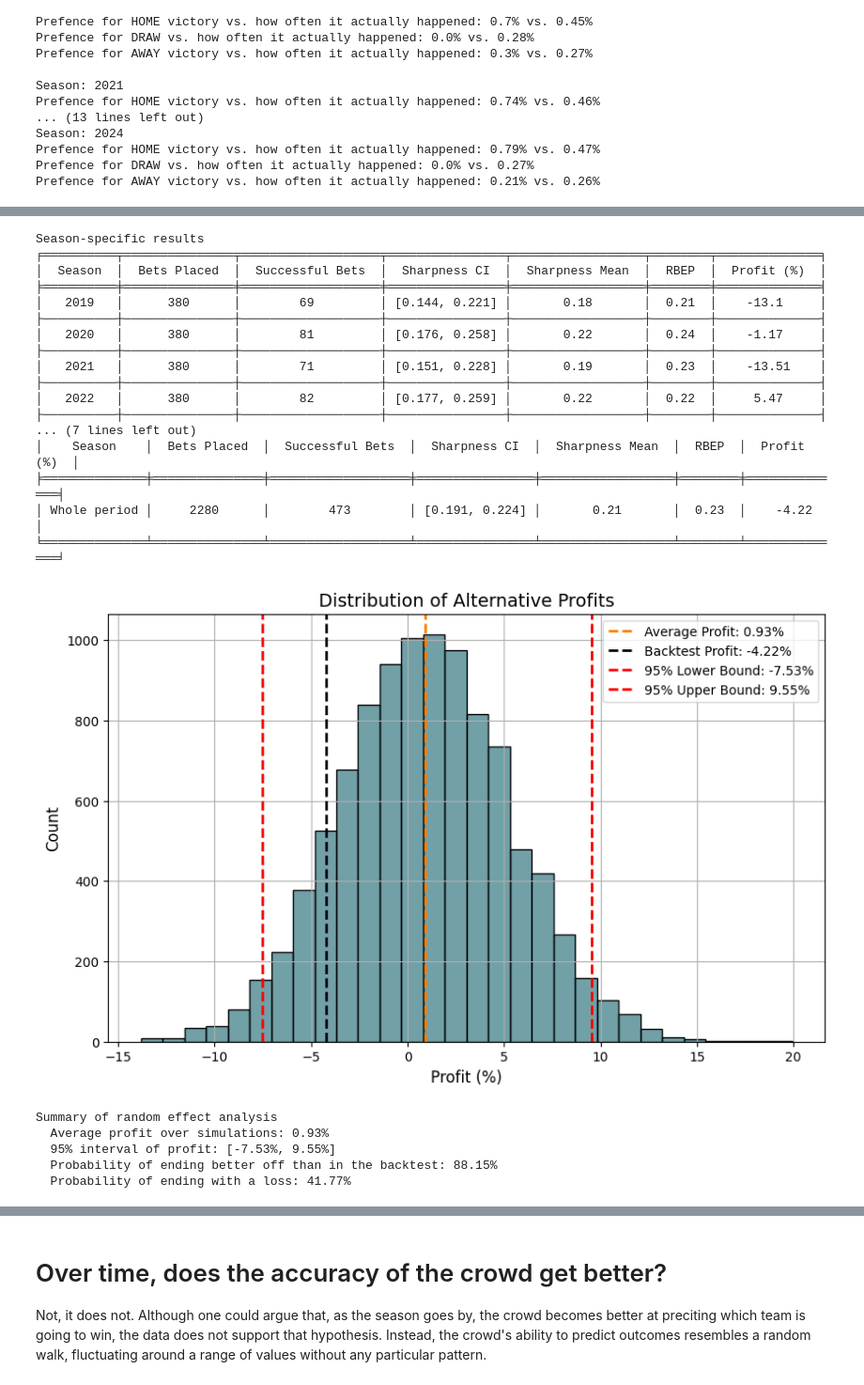
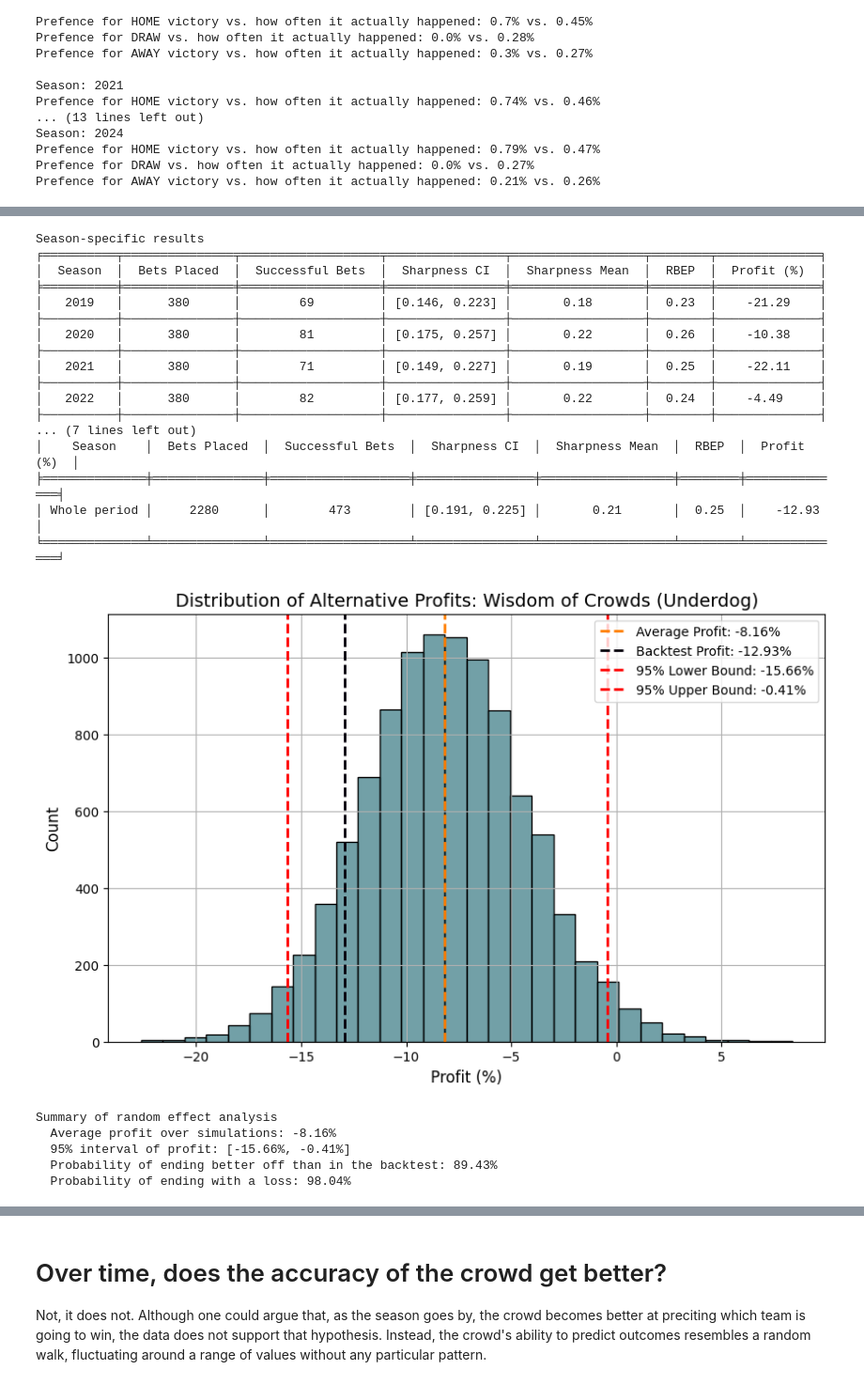
Before and after one commit to FelipeBandeira/capstone, a Jupyter notebook: 3. Wisdom of the crowds.ipynb, the cells around one changed output, grey strips where cells are left out. Shown: that part at 94% size. Drawn from its saved outputs; the diff is of its cells as text; code cells hidden in the pictures.

Commit message:
Updates wisdom of the crowds notebook and creates file for comparing posteriors

```diff
--- a/3. Wisdom of the crowds.ipynb
+++ b/3. Wisdom of the crowds.ipynb
@@ -35,7 +38,8 @@ df.head()
 # %%
 def analyze_odds(df):
     """
-    Analyzes odds in the dataset to determine the favorite outcome (lowest odds) and underdog (highest odds).
+    Analyzes odds in the dataset to determine the favorite outcome (lowest odds) and underdog (highest odds)
+    according to the market consensus.
 
     Parameters:
         df (pd.DataFrame): Input dataframe with columns 'AvgCH', 'AvgCD', 'AvgCA'.
@@ -51,7 +55,7 @@ def analyze_odds(df):
         dog = max(odds, key=odds.get)  # Outcome with the highest odds
         return pd.Series({'Fav': fav, 'Dog': dog})
 
-    # Apply the helper function row-wise and create 'Fav' and 'Dog' columns
+    # Apply the helper function row-wise and create 'Fav' and 'Dog' listings
     results = df.apply(find_fav_dog, axis=1)
     return results
 # %%
@@ -164,12 +173,14 @@ plot_crowd_preferences(df)
 # %%
 # CORRECTED VERSION
-def bet_wisdom_of_crowds(df, seasons, category):
+def bet_wisdom_of_crowds(df, seasons, category, plot_title):
   """
-    Simulates the process of betting randomly across many seasons
+    Simulates the process of betting on the favorite outcome across many seasons
 
     Parameters:
         df (DataFrame): A Pandas DataFrame containing match data. It is expected to have columns
         seasons (list): A list of unique season identifiers (e.g., years or labels) to iterate over.
+        category (str): Whether we are betting on Favorites ('Fav') or Underdogs ('Dog')
+        plot_title (str): Title for the final plot of alternative profits
 
   """
 
@@ -186,7 +197,7 @@ def bet_wisdom_of_crowds(df, seasons, category):
       target = row[category] # If we are evaluating Fav, for example, it checks if the Favorite in this row is H, D, or A
       result = row['Res']
       successful_bet = 1 if target == result else 0
-      odds_locked = row[f'MaxC{target}']
+      odds_locked = row[f'AvgC{target}']
       profit_loss = (odds_locked - 1) if successful_bet else -1
       pinnacle_odds_implied_probability = (1/row[f'PSC{target}']) / ( (1/row['PSCH']) + (1/row['PSCD']) + (1/row['PSCA']) )
 
@@ -201,6 +212,7 @@ def bet_wisdom_of_crowds(df, seasons, category):
                                            'Pinnacle OIP': pinnacle_odds_implied_probability}
 
   # Summarizes results
-  summarize_results(seasons, betting_log)
+  posterior_samples = summarize_results(seasons, betting_log, plot_title)
+  return posterior_samples
 # %%
 seasons = [2019, 2020, 2021, 2022, 2023, 2024]
@@ -232,27 +244,27 @@ Summary of random effect analysis
 # %%
 seasons = [2019, 2020, 2021, 2022, 2023, 2024]
-bet_wisdom_of_crowds(df, seasons, 'Dog')
+_= bet_wisdom_of_crowds(df, seasons, 'Dog', "Wisdom of Crowds (Underdog)")
 # %% [output]
 Season-specific results
 ╒══════════╤═══════════════╤═══════════════════╤════════════════╤══════════════════╤════════╤══════════════╕
 │  Season  │  Bets Placed  │  Successful Bets  │  Sharpness CI  │  Sharpness Mean  │  RBEP  │  Profit (%)  │
 ╞══════════╪═══════════════╪═══════════════════╪════════════════╪══════════════════╪════════╪══════════════╡
-│   2019   │      380      │        69         │ [0.144, 0.221] │       0.18       │  0.21  │    -13.1     │
+│   2019   │      380      │        69         │ [0.146, 0.223] │       0.18       │  0.23  │    -21.29    │
 ├──────────┼───────────────┼───────────────────┼────────────────┼──────────────────┼────────┼──────────────┤
-│   2020   │      380      │        81         │ [0.176, 0.258] │       0.22       │  0.24  │    -1.17     │
+│   2020   │      380      │        81         │ [0.175, 0.257] │       0.22       │  0.26  │    -10.38    │
 ├──────────┼───────────────┼───────────────────┼────────────────┼──────────────────┼────────┼──────────────┤
-│   2021   │      380      │        71         │ [0.151, 0.228] │       0.19       │  0.23  │    -13.51    │
+│   2021   │      380      │        71         │ [0.149, 0.227] │       0.19       │  0.25  │    -22.11    │
 ├──────────┼───────────────┼───────────────────┼────────────────┼──────────────────┼────────┼──────────────┤
-│   2022   │      380      │        82         │ [0.177, 0.259] │       0.22       │  0.22  │     5.47     │
+│   2022   │      380      │        82         │ [0.177, 0.259] │       0.22       │  0.24  │    -4.49     │
 ├──────────┼───────────────┼───────────────────┼────────────────┼──────────────────┼────────┼──────────────┤
 ... (7 lines left out)
 │    Season    │  Bets Placed  │  Successful Bets  │  Sharpness CI  │  Sharpness Mean  │  RBEP  │  Profit (%)  │
 ╞══════════════╪═══════════════╪═══════════════════╪════════════════╪══════════════════╪════════╪══════════════╡
-│ Whole period │     2280      │        473        │ [0.191, 0.224] │       0.21       │  0.23  │    -4.22     │
+│ Whole period │     2280      │        473        │ [0.191, 0.225] │       0.21       │  0.25  │    -12.93    │
 ╘══════════════╧═══════════════╧═══════════════════╧════════════════╧══════════════════╧════════╧══════════════╛
-[figure, old version]
+[figure, new version]
 Summary of random effect analysis
-  Average profit over simulations: 0.93%
-  95% interval of profit: [-7.53%, 9.55%]
-  Probability of ending better off than in the backtest: 88.15%
-  Probability of ending with a loss: 41.77%
+  Average profit over simulations: -8.16%
+  95% interval of profit: [-15.66%, -0.41%]
+  Probability of ending better off than in the backtest: 89.43%
+  Probability of ending with a loss: 98.04%
```
Also changed, not shown: parts of 30 cells of this notebook, 1 other file.
